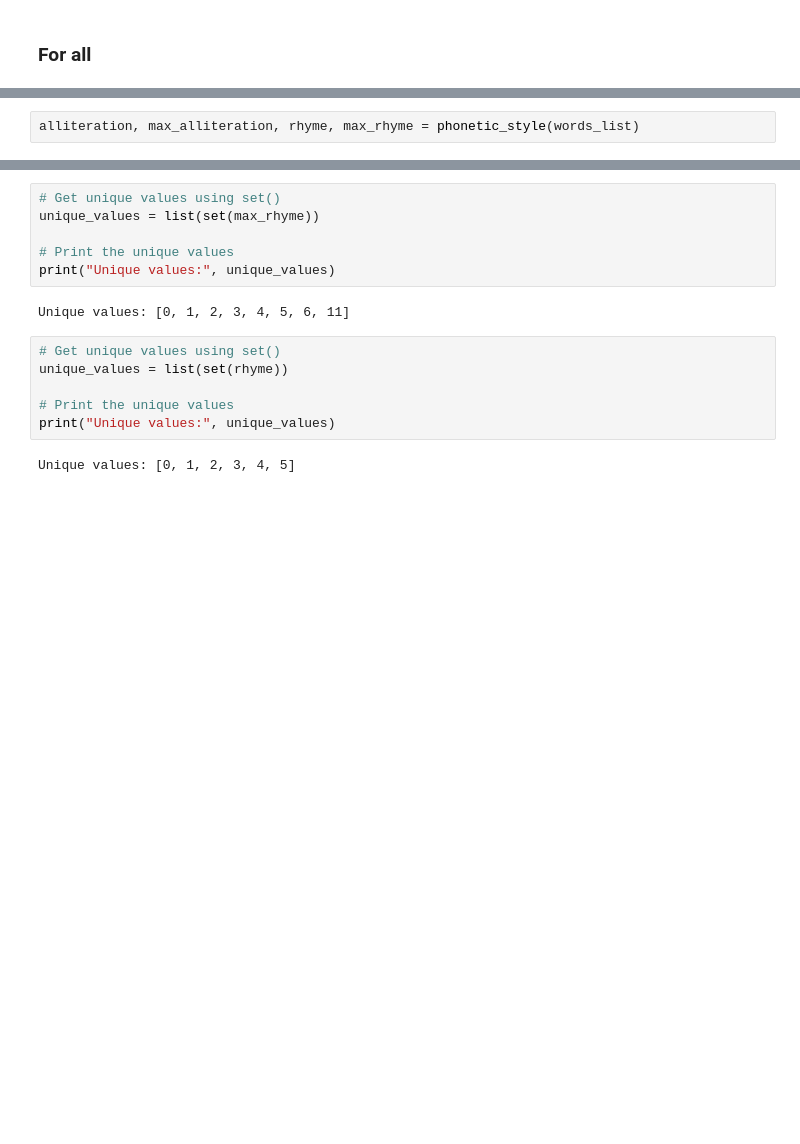
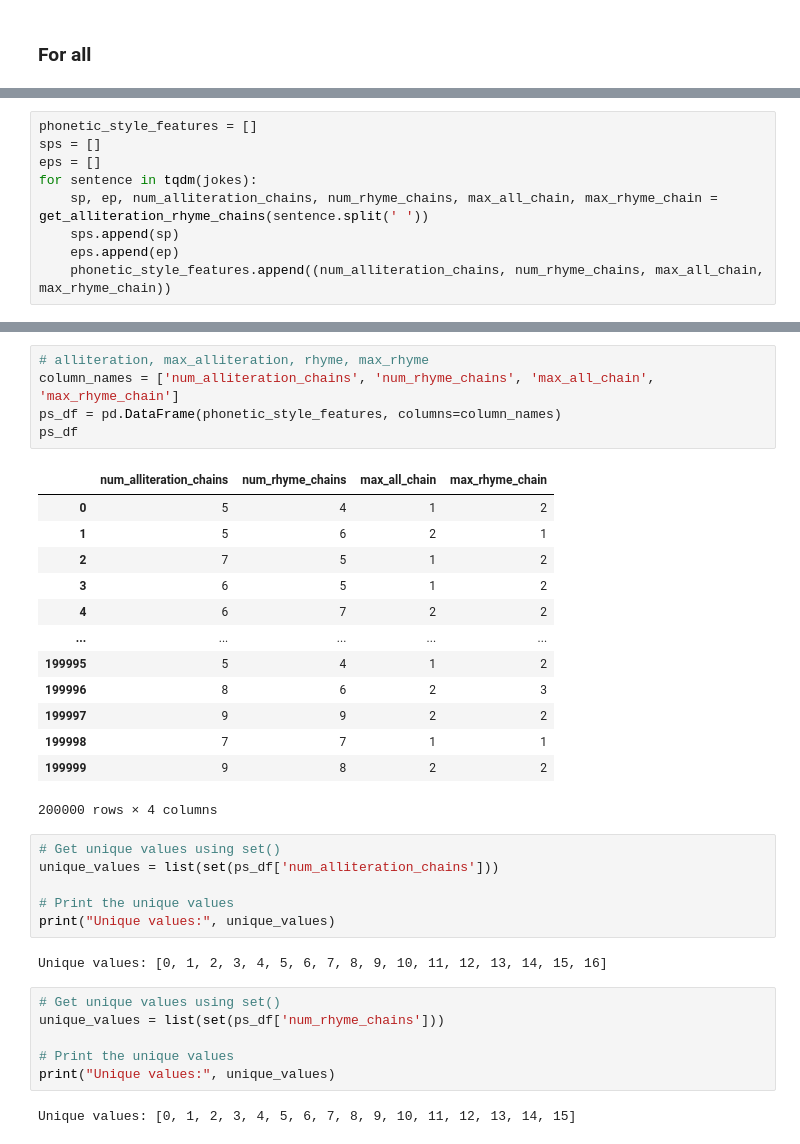
Before and after one commit to psvkaushik/LOLgarithm, a Jupyter notebook: experiments/semantic_word2vec_expts.ipynb, the cells around one changed output, grey strips where cells are left out. Cells and saved outputs as stored; diff of their text form; blank space fills up the shorter version.

```diff
--- a/experiments/semantic_word2vec_expts.ipynb
+++ b/experiments/semantic_word2vec_expts.ipynb
@@ -335,2 +279,0 @@ def phonetic_style(words_list):
-# %%
-alliteration, max_alliteration, rhyme, max_rhyme = phonetic_style(words_list)
@@ -337 +324,10 @@ alliteration, max_alliteration, rhyme, max_rhyme = phonetic_style(words_list)
+# %%
+phonetic_style_features = []
+sps = []
+eps = []
+for sentence in tqdm(jokes):
+    sp, ep, num_alliteration_chains, num_rhyme_chains, max_all_chain, max_rhyme_chain = get_alliteration_rhyme_chains(sentence.split(' '))
+    sps.append(sp)
+    eps.append(ep)
+    phonetic_style_features.append((num_alliteration_chains, num_rhyme_chains, max_all_chain, max_rhyme_chain))
 # %%
@@ -339,20 +335,39 @@ len(rhyme)
 # %% [output]
 200000
+# %%
+# alliteration, max_alliteration, rhyme, max_rhyme
+column_names = ['num_alliteration_chains', 'num_rhyme_chains', 'max_all_chain', 'max_rhyme_chain']
+ps_df = pd.DataFrame(phonetic_style_features, columns=column_names)
+ps_df
+# %% [output]
+|  | num_alliteration_chains | num_rhyme_chains | max_all_chain | max_rhyme_chain |
+| 0 | 5 | 4 | 1 | 2 |
+| 1 | 5 | 6 | 2 | 1 |
+| 2 | 7 | 5 | 1 | 2 |
+| 3 | 6 | 5 | 1 | 2 |
+| 4 | 6 | 7 | 2 | 2 |
+| ... | ... | ... | ... | ... |
+| 199995 | 5 | 4 | 1 | 2 |
+| 199996 | 8 | 6 | 2 | 3 |
+| 199997 | 9 | 9 | 2 | 2 |
+| 199998 | 7 | 7 | 1 | 1 |
+| 199999 | 9 | 8 | 2 | 2 |
+200000 rows × 4 columns
 # %%
 # Get unique values using set()
-unique_values = list(set(max_rhyme))
+unique_values = list(set(ps_df['num_alliteration_chains']))
 
 # Print the unique values
 print("Unique values:", unique_values)
 # %% [output]
-Unique values: [0, 1, 2, 3, 4, 5, 6, 11]
+Unique values: [0, 1, 2, 3, 4, 5, 6, 7, 8, 9, 10, 11, 12, 13, 14, 15, 16]
 # %%
 # Get unique values using set()
-unique_values = list(set(rhyme))
+unique_values = list(set(ps_df['num_rhyme_chains']))
 
 # Print the unique values
 print("Unique values:", unique_values)
 # %% [output]
-Unique values: [0, 1, 2, 3, 4, 5]
+Unique values: [0, 1, 2, 3, 4, 5, 6, 7, 8, 9, 10, 11, 12, 13, 14, 15]
 # %%
 # Get unique values using set()
```
Also changed, not shown: parts of 25 cells of this notebook, 1 other file.
